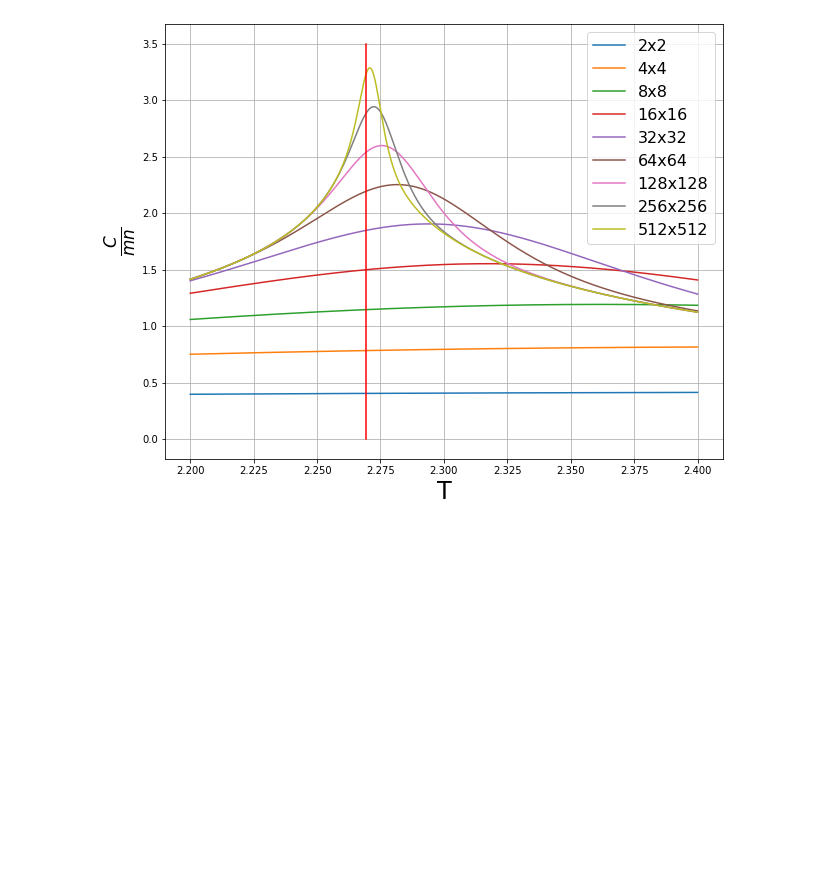
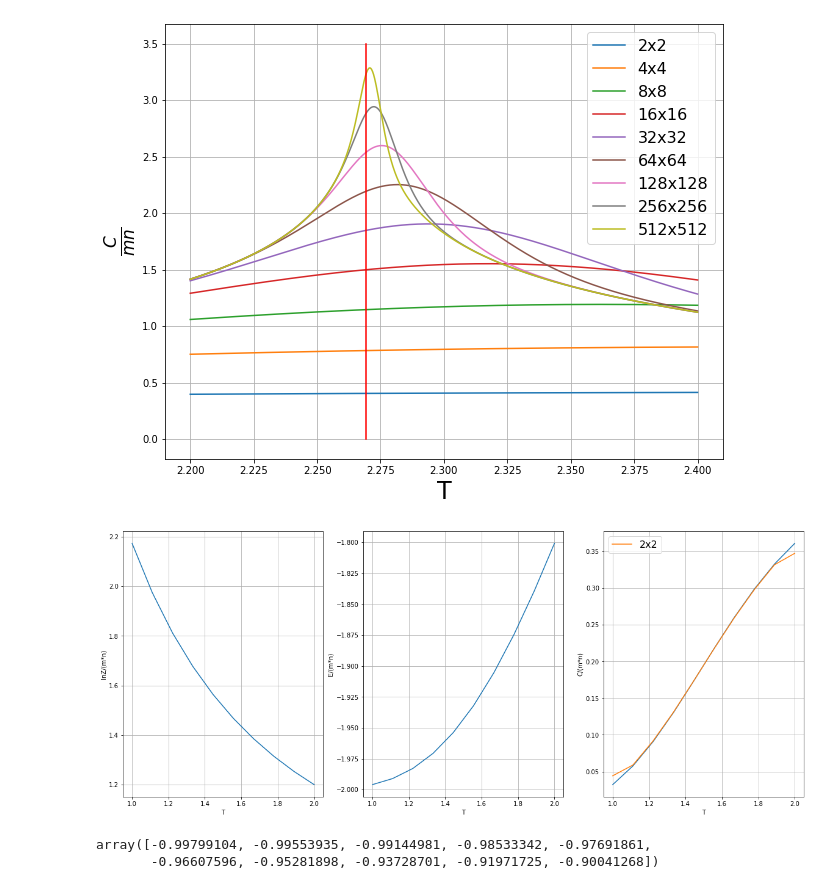
Before and after one commit to pcchen/TensorNetwork, a Jupyter notebook: numpy/Exact.ipynb, the cells around one changed output. Saved outputs shown, nothing was run; the diff lists cells and outputs as text; code cells hidden in the pictures; blank space fills up the shorter version.

```diff
--- a/numpy/Exact.ipynb
+++ b/numpy/Exact.ipynb
@@ -798,3 +798,72 @@ ax.set_ylabel(r'$\frac{C}{mn}$', fontsize=24)
 fig.savefig('C_mn.png')
 # %% [output]
 [figure]
+# %%
+T = np.linspace(1, 2, 10)
+K = 1/T
+E_shape = {}
+
+fig, ax = plt.subplots(nrows=1, ncols=3, figsize=(20,8))
+for n in [2]:
+    m = n
+    gamma = eval_gamma(n, K)
+
+    lnZ1 = eval_lnZ1(K, n, m, gamma)
+    Z2_over_Z1 = eval_Z2_over_Z1(m,gamma,K)
+    Z3_over_Z1 = eval_Z3_over_Z1(m,gamma,K)
+    Z4_over_Z1 = eval_Z4_over_Z1(m,gamma,K)
+    lnZ = np.log(1/2) + (n*m/2)*np.log((2*np.sinh(2*K))) + lnZ1 + np.log(1+Z2_over_Z1+Z3_over_Z1+Z4_over_Z1)
+
+    # energy
+    Z2_over_Z1 = eval_Z2_over_Z1(m,gamma,K)
+    Z3_over_Z1 = eval_Z3_over_Z1(m,gamma,K)
+    Z4_over_Z1 = eval_Z4_over_Z1(m,gamma,K)
+    sum_Z = 1 + Z2_over_Z1 + Z3_over_Z1 + Z4_over_Z1
+
+    d_gamma = eval_d_gamma(n, K)
+    dZ1_over_Z1 = eval_dZ1_over_Z1(m,gamma,d_gamma,K)
+    dZ2_over_Z2 = eval_dZ2_over_Z2(m,gamma,d_gamma,K)
+    dZ3_over_Z3 = eval_dZ3_over_Z3(m,gamma,d_gamma,K)
+    dZ4_over_Z4 = eval_dZ4_over_Z4(m,gamma,d_gamma,K)
+    sum_dZ = dZ1_over_Z1 + dZ2_over_Z2*Z2_over_Z1 + dZ3_over_Z3*Z3_over_Z1 + dZ4_over_Z4*Z4_over_Z1
+
+    E_mn = -J/np.tanh(2*K) - J*sum_dZ/sum_Z/(m*n)
+
+    # specific heat
+    dd_gamma = eval_dd_gamma(n, K)
+    ddZ1_over_Z1 = eval_ddZ1_over_Z1(m,gamma,d_gamma,dd_gamma,K)
+    ddZ2_over_Z2 = eval_ddZ2_over_Z2(m,gamma,d_gamma,dd_gamma,K)
+    ddZ3_over_Z3 = eval_ddZ3_over_Z3(m,gamma,d_gamma,dd_gamma,K)
+    ddZ4_over_Z4 = eval_ddZ4_over_Z4(m,gamma,d_gamma,dd_gamma,K)
+    sum_ddZ = ddZ1_over_Z1 + ddZ2_over_Z2*Z2_over_Z1 + ddZ3_over_Z3*Z3_over_Z1 + ddZ4_over_Z4*Z4_over_Z1
+
+    C_mn = -2*K**2/np.sinh(2*K)**2 + K**2/(m*n)*(sum_ddZ/sum_Z-(sum_dZ/sum_Z)**2)
+
+    # plots
+    ax[0].plot(T, lnZ/(m*n))
+    ax[0].set_xlabel('T')
+    ax[0].set_ylabel('lnZ/(m*n)')
+    ax[0].grid(True)
+
+    ax[1].plot(T, E_mn)
+#     ax[1].plot(T, -np.gradient(lnZ/(m*n),K))
+    ax[1].set_xlabel('T')
+    ax[1].set_ylabel('E/(m*n)')
+    ax[1].grid(True)
+
+    ax[2].plot(T, C_mn)
+    ax[2].plot(T, np.gradient(E_mn, T), label='{:d}x{:d}'.format(m,n))
+#     ax[2].plot(T, np.gradient(np.gradient(lnZ,K),K)*(K**2)/(m*n) )
+    ax[2].legend(fontsize=16)
+    ax[2].set_xlabel('T')
+    ax[2].set_ylabel('C/(m*n)')
+#     ax[2].set_ylim([0,2.5])
+    ax[2].grid(True)
+fig.savefig('FSS.png')
+# %% [output]
+[figure, added]
+# %%
+E_mn/2
+# %% [output]
+array([-0.99799104, -0.99553935, -0.99144981, -0.98533342, -0.97691861,
+       -0.96607596, -0.95281898, -0.93728701, -0.91971725, -0.90041268])
```
